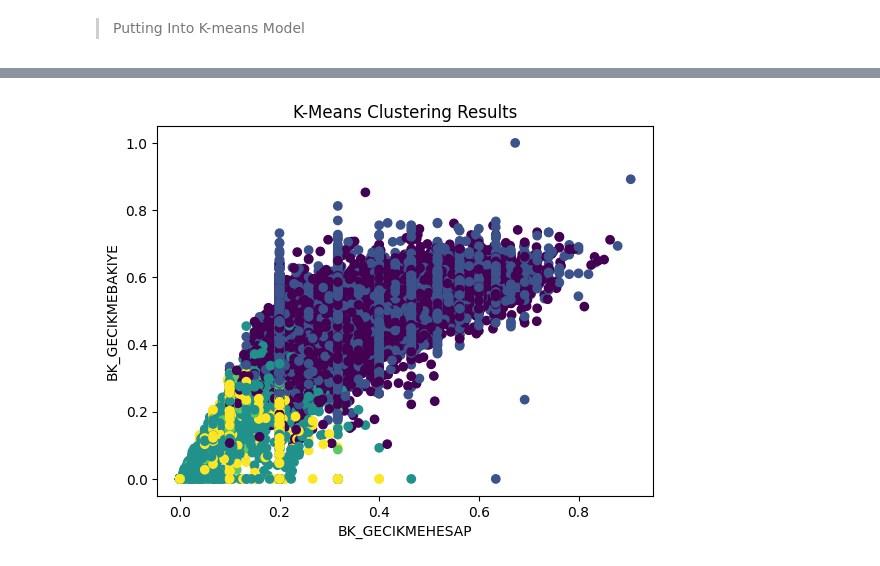
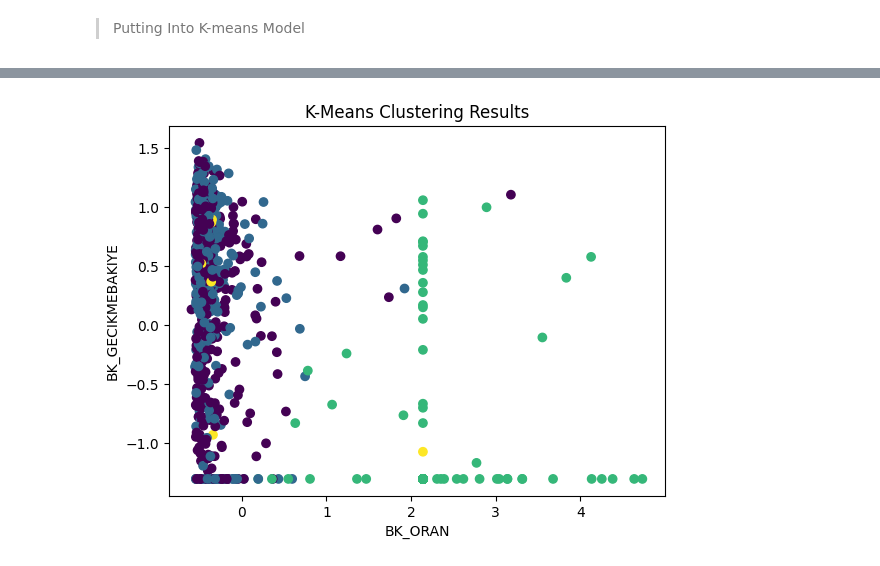
Before and after one commit to EmirhanServeren/factoring-customer-segmentation, a Jupyter notebook: segmentation.ipynb, the cells around one changed output, grey strips where cells are left out. Saved outputs shown, nothing was run; the diff lists cells and outputs as text; code cells hidden in the pictures.

```diff
--- a/segmentation.ipynb
+++ b/segmentation.ipynb
@@ -848,0 +881,2 @@ plt.show()
+# %%
+scaled_gType_df['BK_ORAN']= scaled_gType_df['BK_ORAN'].replace(0, scaled_gType_df['BK_ORAN'].mean())
@@ -850,7 +890,8 @@ plt.show()
 >> Scaling the Data using Scikit-Learn Library
 # %%
 from sklearn.preprocessing import MinMaxScaler
-scaler = MinMaxScaler()         # applying min-max scaling
+from sklearn.preprocessing import StandardScaler
+scaler = StandardScaler()         # applying scaling
 # %% [markdown]
 The main purpose of the logarithmic transformation is to reduce the impact of extreme values and compress the range of values in a more linear fashion. It accomplishes this by applying the natural logarithm function to the data, which tends to spread out the values and reduce the differences between large values.
 
@@ -972,6 +1028,6 @@ g_company_type = g_company_type.groupby('MUSTERI_ID').mean()
 # %%
 g_kmeans = KMeans(n_clusters=4)       # initialize the k-means model by using the optimal number of clusters found in the elbow method
-g_kmeans.fit(g_company_type)          # fit the k-means model to the training data
+g_kmeans.fit = g_kmeans.fit(g_company_type)          # fit the k-means model to the data
 
 g_company_type['cluster_labels'] = g_kmeans.labels_      # assign cluster labels to the original DataFrame
 # %%
@@ -999,3 +1055,12 @@ g_company_type_df.head(10)
 | 7 | 2457954 | 12024009 | 3014102 | 3 | 2213.0 | 226.0 | 2.0 | 1012.0 | ... |
 | 8 | 2458651 | 12024009 | 6836962 | 3 | 2213.0 | 226.0 | 2.0 | 1012.0 | ... |
 | 9 | 2458652 | 12024009 | 6836961 | 3 | 2213.0 | 226.0 | 2.0 | 1012.0 | ... |
+# %%
+g_company_type_sample = g_company_type.sample(1000)     # sample 1000 customers from the dataset
+scatter=plt.scatter(g_company_type_sample['BK_GECIKMEHESAP'], g_company_type_sample['BK_GECIKMEBAKIYE'],
+                c=g_company_type_sample['cluster_labels'])
+
+plt.xlabel('BK_GECIKMEHESAP')
+plt.ylabel('BK_GECIKMEBAKIYE')
+plt.title('K-Means Clustering Results')
+plt.show()
@@ -1002,9 +1069,9 @@ g_company_type_df.head(10)
 # %%
-scatter=plt.scatter(g_company_type['BK_GECIKMEHESAP'], g_company_type['BK_GECIKMEBAKIYE'], c=g_company_type['cluster_labels'])
+scatter=plt.scatter(g_company_type_sample['BK_ORAN'], g_company_type_sample['BK_GECIKMEBAKIYE'], c=g_company_type_sample['cluster_labels'])
 
-plt.xlabel('BK_GECIKMEHESAP')
+plt.xlabel('BK_ORAN')
 plt.ylabel('BK_GECIKMEBAKIYE')
 plt.title('K-Means Clustering Results')
 plt.show()
 # %% [output]
-[figure, old version]
+[figure, new version]
```
Also changed, not shown: parts of 22 cells of this notebook.
